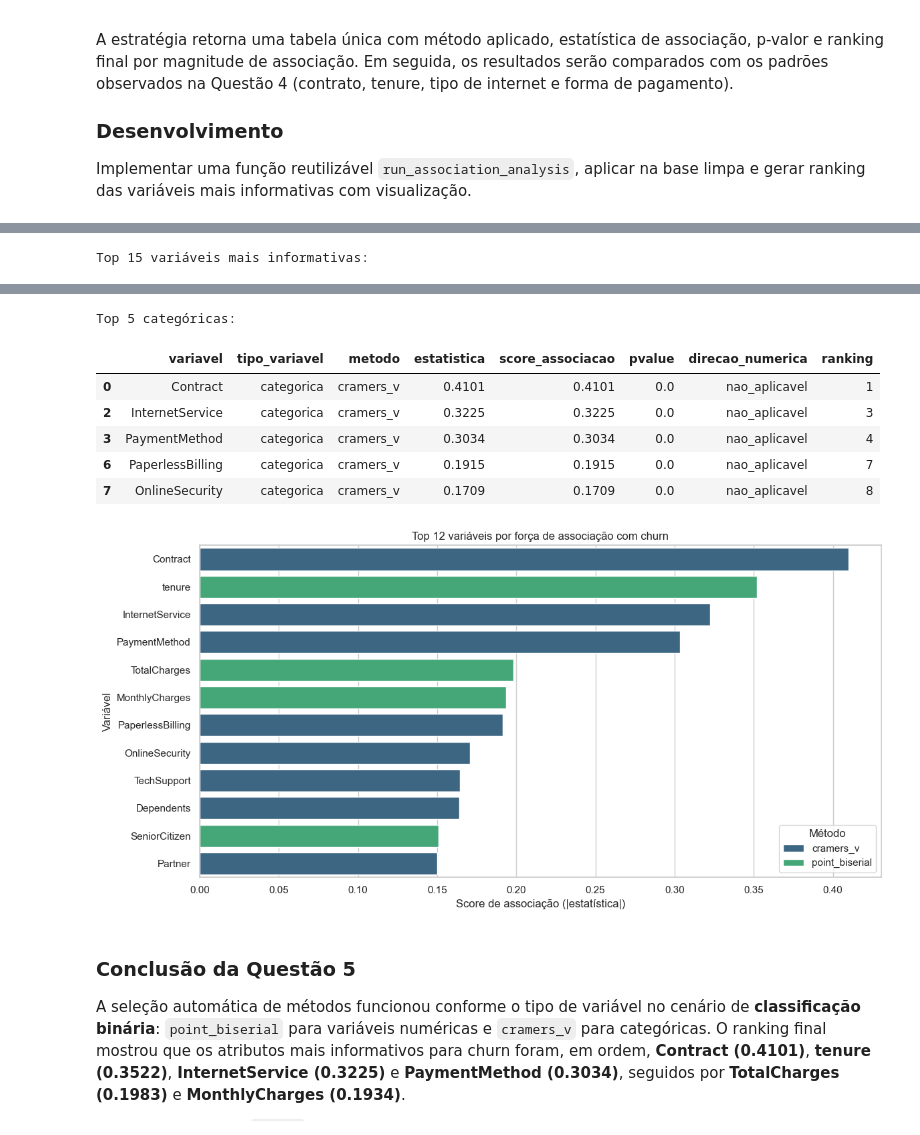
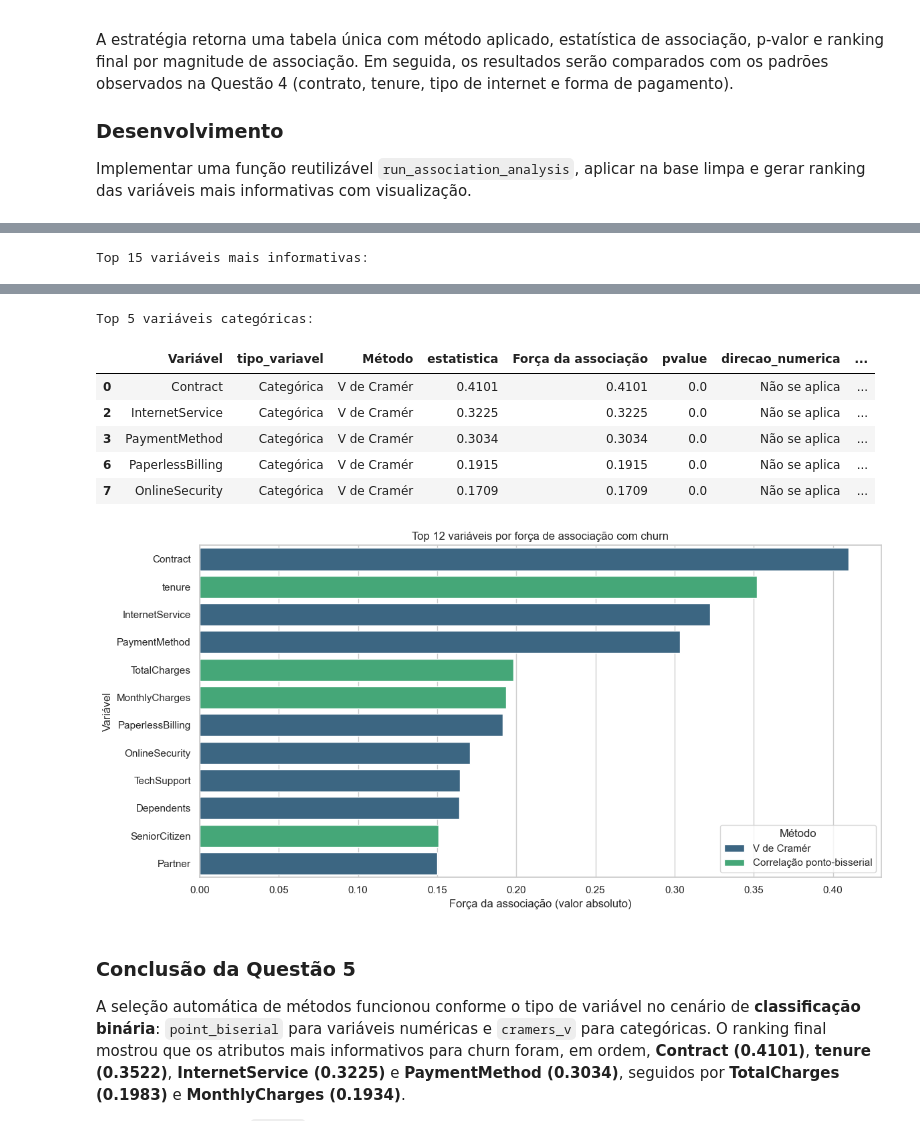
Before and after one commit to theduardomaciel/cc-cd, a Jupyter notebook: lista1/notebook.ipynb, the cells around one changed output, grey strips where cells are left out. Cells and saved outputs as stored; diff of their text form; code cells hidden in the pictures.

```diff
--- a/lista1/notebook.ipynb
+++ b/lista1/notebook.ipynb
@@ -1241,7 +1422,7 @@ def run_association_analysis(df: pd.DataFrame, target: str = 'Churn') -> dict:
             continue
 
         if pd.api.types.is_numeric_dtype(series) or pd.api.types.is_bool_dtype(series):
-            method = 'point_biserial'
+            method = 'Correlação ponto-bisserial'
             x = pd.to_numeric(series, errors='coerce')
             valid_rows = x.notna() & y_binary.notna()
 
@@ -1253,10 +1434,10 @@ def run_association_analysis(df: pd.DataFrame, target: str = 'Churn') -> dict:
                 statistic = float(0.0 if pd.isna(corr) else corr)
 
             score = abs(statistic)
-            direction = 'positiva' if statistic > 0 else 'negativa' if statistic < 0 else 'nula'
+            direction = 'Positiva' if statistic > 0 else 'Negativa' if statistic < 0 else 'Nula'
 
         else:
-            method = 'cramers_v'
+            method = 'V de Cramér'
             x = series.astype(str).str.strip()
             contingency = pd.crosstab(x, y_binary)
 
@@ -1268,11 +1449,11 @@ def run_association_analysis(df: pd.DataFrame, target: str = 'Churn') -> dict:
                 _, pvalue, _, _ = chi2_contingency(contingency)
 
             score = abs(statistic)
-            direction = 'nao_aplicavel'
+            direction = 'Não se aplica'
 
         records.append({
             'variavel': col,
-            'tipo_variavel': 'numerica' if method == 'point_biserial' else 'categorica',
+            'tipo_variavel': 'Numérica' if method == 'Correlação ponto-bisserial' else 'Categórica',
             'metodo': method,
             'estatistica': round(float(statistic), 4),
             'score_associacao': round(float(score), 4),
@@ -1285,14 +1466,14 @@ def run_association_analysis(df: pd.DataFrame, target: str = 'Churn') -> dict:
     ).reset_index(drop=True)
     ranking_df['ranking'] = ranking_df.index + 1
 
-    top_numeric_df = ranking_df[ranking_df['tipo_variavel'] == 'numerica'].head(5)
-    top_categorical_df = ranking_df[ranking_df['tipo_variavel'] == 'categorica'].head(5)
+    top_numeric_df = ranking_df[ranking_df['tipo_variavel'] == 'Numérica'].head(5)
+    top_categorical_df = ranking_df[ranking_df['tipo_variavel'] == 'Categórica'].head(5)
 
     return {
         'problem_type': problem_type,
         'method_rules': pd.DataFrame([
-            {'tipo_variavel': 'numerica', 'metodo': 'point_biserial', 'descricao': 'Correlação entre variável numérica e alvo binário'},
-            {'tipo_variavel': 'categorica', 'metodo': 'cramers_v', 'descricao': 'Associação categórica com alvo binário via qui-quadrado'}
+            {'tipo_variavel': 'Numérica', 'metodo': 'Correlação ponto-bisserial', 'descricao': 'Correlação entre variável numérica e alvo binário'},
+            {'tipo_variavel': 'Categórica', 'metodo': 'V de Cramér', 'descricao': 'Associação categórica com alvo binário via qui-quadrado'}
         ]),
         'association_ranking': ranking_df,
         'top_numeric': top_numeric_df,
@@ -1316,20 +1497,50 @@ else:
 
 q5_results = run_association_analysis(q5_base_df, target='Churn')
 
+problem_type_text = {
+    'classificacao_binaria': 'Classificação binária',
+    'classificacao_multiclasse': 'Classificação multiclasse',
+    'regressao': 'Regressão'
+}
+
 print('Tipo de problema detectado automaticamente:')
-print(f"- {q5_results['problem_type']}")
+print(f"- {problem_type_text.get(q5_results['problem_type'], q5_results['problem_type'])}")
 
 print('\nRegras de método por tipo de variável:')
-display(q5_results['method_rules'])
+display(q5_results['method_rules'].rename(columns={
+    'tipo_variavel': 'Tipo de variável',
+    'metodo': 'Método',
+    'descricao': 'Descrição'
+}))
+
+q5_simple = q5_results['association_ranking'].rename(columns={
+    'ranking': 'Posição',
+    'variavel': 'Variável',
+    'tipo_variavel': 'Tipo de variável',
+    'metodo': 'Método',
+    'estatistica': 'Estatística',
+    'score_associacao': 'Força da associação',
+    'pvalue': 'p-valor',
+    'direcao_numerica': 'Direção (numéricas)'
+})
 
 print('Top 15 variáveis mais informativas:')
-display(q5_results['association_ranking'].head(15))
+display(q5_simple.head(15))
 
-print('Top 5 numéricas:')
-display(q5_results['top_numeric'])
+print('Top 5 variáveis numéricas:')
+display(q5_results['top_numeric'].rename(columns={
+    'variavel': 'Variável',
+    'metodo': 'Método',
+    'score_associacao': 'Força da associação',
+    'direcao_numerica': 'Direção'
+}))
 
-print('Top 5 categóricas:')
-display(q5_results['top_categorical'])
+print('Top 5 variáveis categóricas:')
+display(q5_results['top_categorical'].rename(columns={
+    'variavel': 'Variável',
+    'metodo': 'Método',
+    'score_associacao': 'Força da associação'
+}))
 
 # Visualização do ranking de associação
 top_plot_df = q5_results['association_ranking'].head(12).copy()
@@ -1343,7 +1554,7 @@ sns.barplot(
     palette='viridis'
 )
 plt.title('Top 12 variáveis por força de associação com churn')
-plt.xlabel('Score de associação (|estatística|)')
+plt.xlabel('Força da associação (valor absoluto)')
 plt.ylabel('Variável')
 plt.legend(title='Método')
 plt.tight_layout()
@@ -1383,11 +1594,11 @@ Top 5 numéricas:
-Top 5 categóricas:
+Top 5 variáveis categóricas:
-|  | variavel | tipo_variavel | metodo | estatistica | score_associacao | pvalue | direcao_numerica | ranking |
-| 0 | Contract | categorica | cramers_v | 0.4101 | 0.4101 | 0.0 | nao_aplicavel | 1 |
-| 2 | InternetService | categorica | cramers_v | 0.3225 | 0.3225 | 0.0 | nao_aplicavel | 3 |
-| 3 | PaymentMethod | categorica | cramers_v | 0.3034 | 0.3034 | 0.0 | nao_aplicavel | 4 |
-| 6 | PaperlessBilling | categorica | cramers_v | 0.1915 | 0.1915 | 0.0 | nao_aplicavel | 7 |
-| 7 | OnlineSecurity | categorica | cramers_v | 0.1709 | 0.1709 | 0.0 | nao_aplicavel | 8 |
+|  | Variável | tipo_variavel | Método | estatistica | Força da associação | pvalue | direcao_numerica | ... |
+| 0 | Contract | Categórica | V de Cramér | 0.4101 | 0.4101 | 0.0 | Não se aplica | ... |
+| 2 | InternetService | Categórica | V de Cramér | 0.3225 | 0.3225 | 0.0 | Não se aplica | ... |
+| 3 | PaymentMethod | Categórica | V de Cramér | 0.3034 | 0.3034 | 0.0 | Não se aplica | ... |
+| 6 | PaperlessBilling | Categórica | V de Cramér | 0.1915 | 0.1915 | 0.0 | Não se aplica | ... |
+| 7 | OnlineSecurity | Categórica | V de Cramér | 0.1709 | 0.1709 | 0.0 | Não se aplica | ... |
-[figure, old version]
+[figure, new version]
 # %% [markdown]
 ### Conclusão da Questão 5
 A seleção automática de métodos funcionou conforme o tipo de variável no cenário de **classificação binária**: `point_biserial` para variáveis numéricas e `cramers_v` para categóricas. O ranking final mostrou que os atributos mais informativos para churn foram, em ordem, **Contract (0.4101)**, **tenure (0.3522)**, **InternetService (0.3225)** e **PaymentMethod (0.3034)**, seguidos por **TotalCharges (0.1983)** e **MonthlyCharges (0.1934)**.
```
Also changed, not shown: parts of 6 cells of this notebook.
